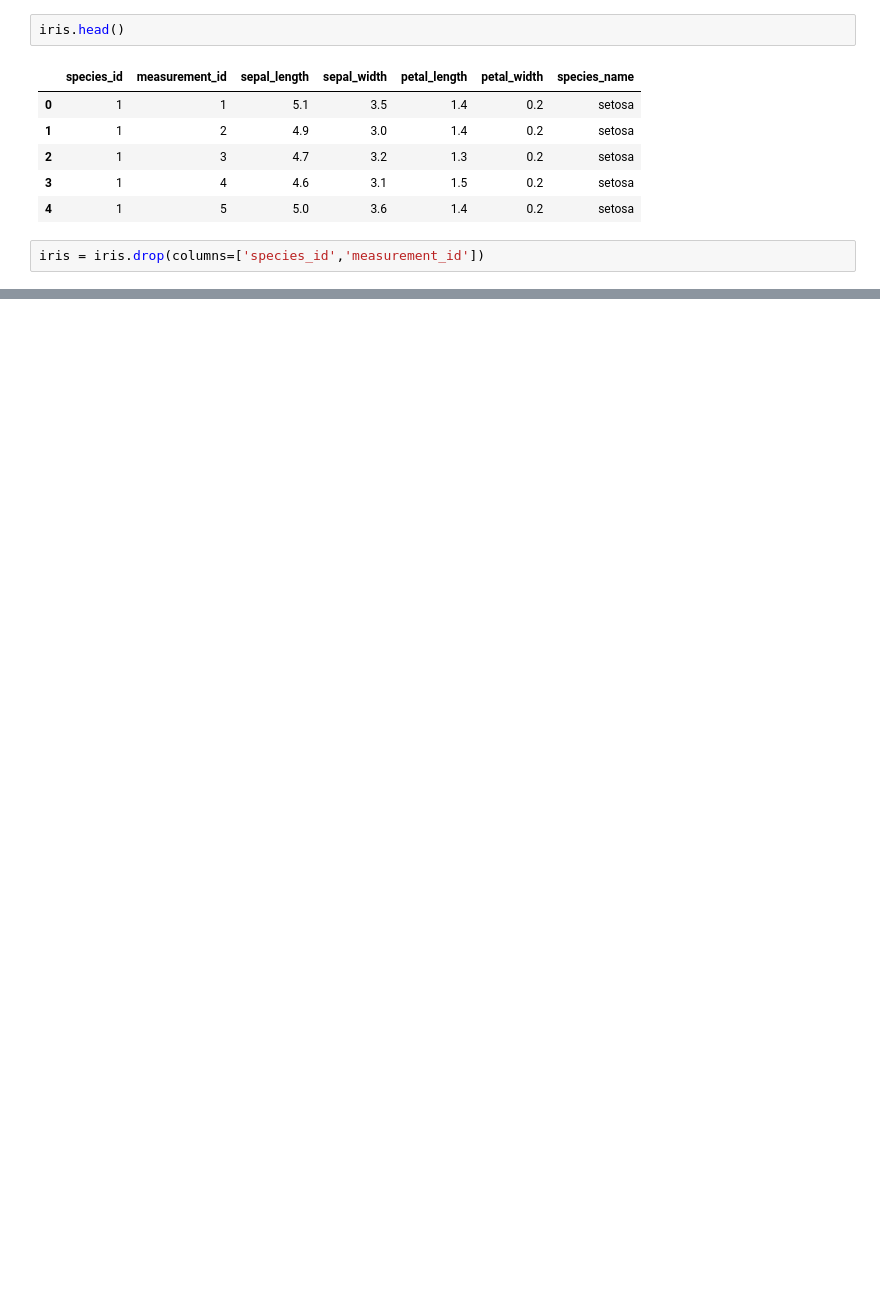
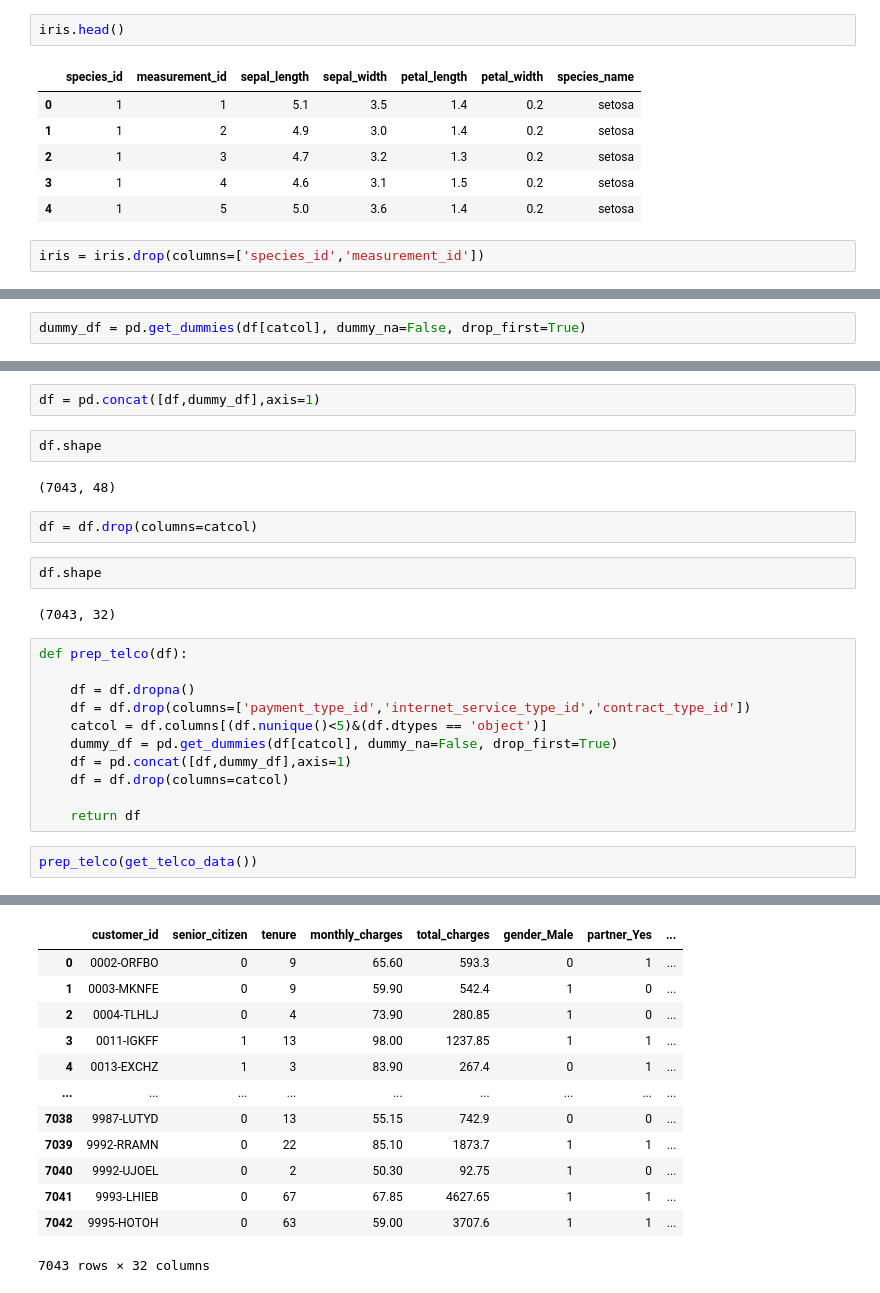
Before and after one commit to jesse-d-marder/classification-exercises, a Jupyter notebook: classification_exercises.ipynb, the cells around one changed output, grey strips where cells are left out. Saved outputs shown, nothing was run; the diff lists cells and outputs as text; blank space fills up the shorter version.

Commit message:
Update with Data Preparation exercises

```diff
--- a/classification_exercises.ipynb
+++ b/classification_exercises.ipynb
@@ -297,0 +326,2 @@ prep_titantic(get_titantic_data())
+# %%
+dummy_df = pd.get_dummies(df[catcol], dummy_na=False, drop_first=True)
@@ -297,0 +344,26 @@ prep_titantic(get_titantic_data())
+# %%
+df = pd.concat([df,dummy_df],axis=1)
+# %%
+df.shape
+# %% [output]
+(7043, 48)
+# %%
+df = df.drop(columns=catcol)
+# %%
+df.shape
+# %% [output]
+(7043, 32)
+# %%
+def prep_telco(df):
+
+    df = df.dropna()
+    df = df.drop(columns=['payment_type_id','internet_service_type_id','contract_type_id'])
+    catcol = df.columns[(df.nunique()<5)&(df.dtypes == 'object')]
+    dummy_df = pd.get_dummies(df[catcol], dummy_na=False, drop_first=True)
+    df = pd.concat([df,dummy_df],axis=1)
+    df = df.drop(columns=catcol)
+
+    return df
+# %%
+prep_telco(get_telco_data())
+# %% [output]
@@ -297,0 +371,13 @@ prep_titantic(get_titantic_data())
+|  | customer_id | senior_citizen | tenure | monthly_charges | total_charges | gender_Male | partner_Yes | ... |
+| 0 | 0002-ORFBO | 0 | 9 | 65.60 | 593.3 | 0 | 1 | ... |
+| 1 | 0003-MKNFE | 0 | 9 | 59.90 | 542.4 | 1 | 0 | ... |
+| 2 | 0004-TLHLJ | 0 | 4 | 73.90 | 280.85 | 1 | 0 | ... |
+| 3 | 0011-IGKFF | 1 | 13 | 98.00 | 1237.85 | 1 | 1 | ... |
+| 4 | 0013-EXCHZ | 1 | 3 | 83.90 | 267.4 | 0 | 1 | ... |
+| ... | ... | ... | ... | ... | ... | ... | ... | ... |
+| 7038 | 9987-LUTYD | 0 | 13 | 55.15 | 742.9 | 0 | 0 | ... |
+| 7039 | 9992-RRAMN | 0 | 22 | 85.10 | 1873.7 | 1 | 1 | ... |
+| 7040 | 9992-UJOEL | 0 | 2 | 50.30 | 92.75 | 1 | 0 | ... |
+| 7041 | 9993-LHIEB | 0 | 67 | 67.85 | 4627.65 | 1 | 1 | ... |
+| 7042 | 9995-HOTOH | 0 | 63 | 59.00 | 3707.6 | 1 | 1 | ... |
+7043 rows × 32 columns
```
Also changed, not shown: parts of 22 cells of this notebook.
